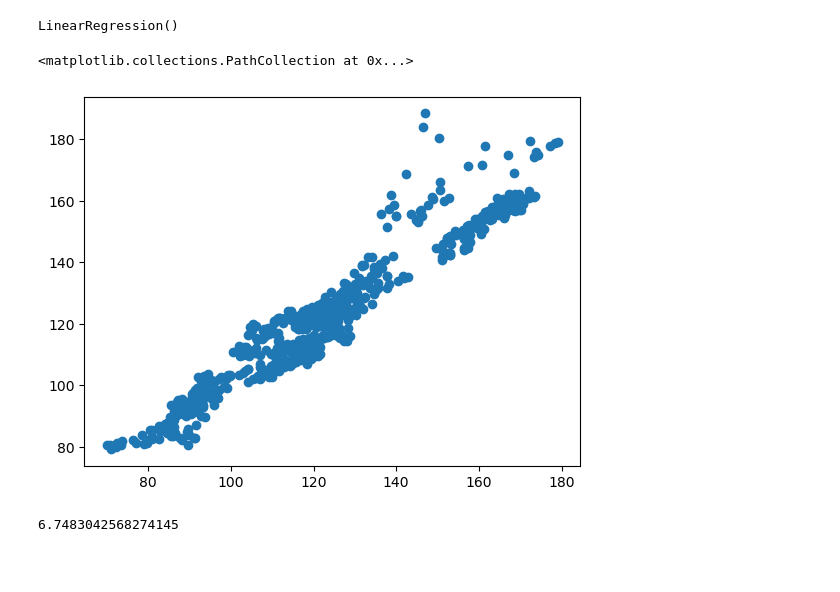
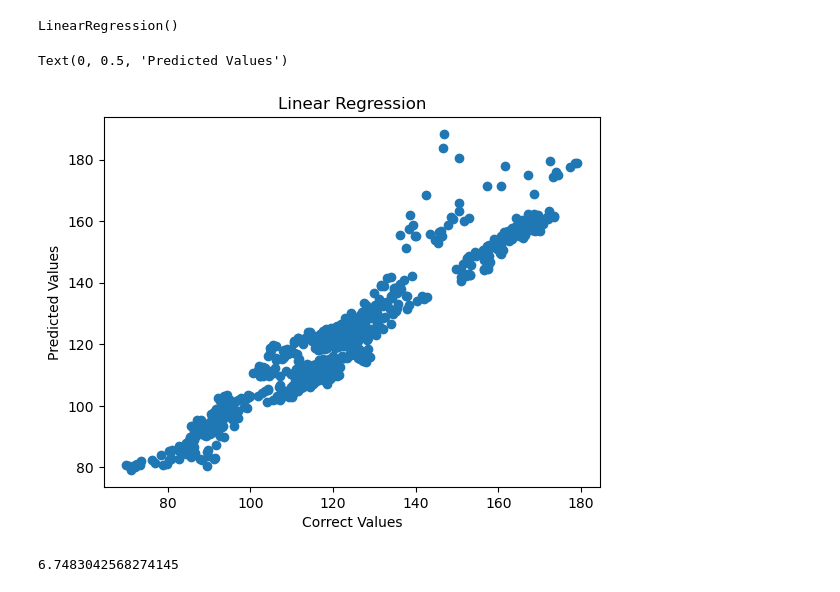
Before and after one commit to riitk/gold_price_prediction, a Jupyter notebook: gold_price.ipynb, the cells around one changed output. Cells and saved outputs as stored; diff of their text form; code cells hidden in the pictures; blank space fills up the shorter version.

```diff
--- a/gold_price.ipynb
+++ b/gold_price.ipynb
@@ -85,9 +85,12 @@ LinearRegression()
 l_predictions = linear.predict(X_test)
 # %%
 plt.scatter(x=y_test, y = l_predictions)
+plt.title("Linear Regression")
+plt.xlabel("Correct Values")
+plt.ylabel("Predicted Values")
 # %% [output]
-<matplotlib.collections.PathCollection at 0x...>
+Text(0, 0.5, 'Predicted Values')
-[figure, old version]
+[figure, new version]
 # %%
 from sklearn.metrics import mean_squared_error, r2_score
 # %%
```
Also changed, not shown: parts of 4 cells of this notebook.
